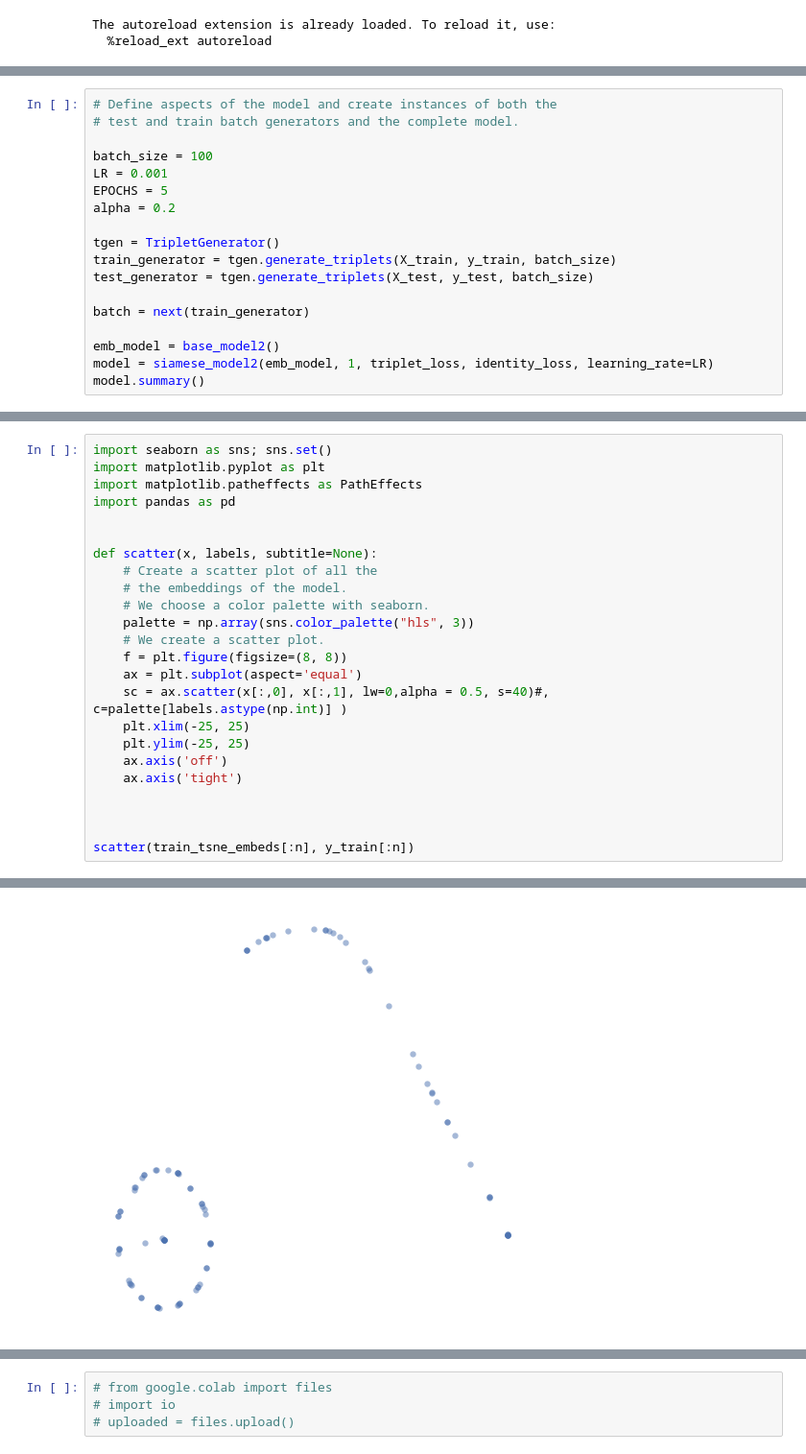
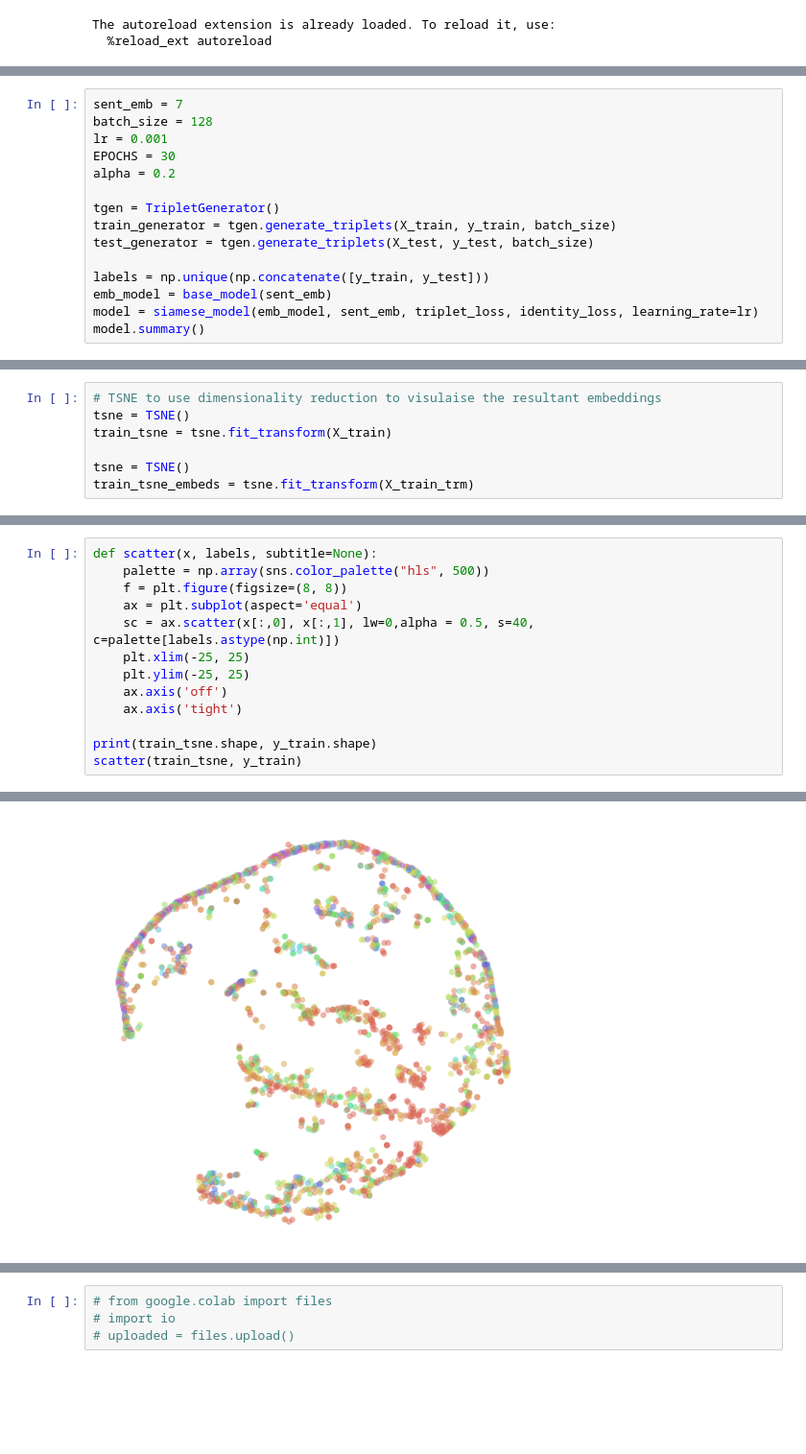
Before and after one commit to AlexKay28/MedConcNorm, a Jupyter notebook: notebooks/SiameseNets.ipynb, the cells around one changed output, grey strips where cells are left out. Shown: that part at 96% size. Cells and saved outputs as stored; diff of their text form; blank space fills up the shorter version.

```diff
--- a/notebooks/SiameseNets.ipynb
+++ b/notebooks/SiameseNets.ipynb
@@ -48,21 +37,18 @@ X_train.shape, X_test.shape, y_train.shape, y_test.shape
 # %% [output]
 ((2153, 7), (539, 7), (2153,), (539,))
 # %%
-# Define aspects of the model and create instances of both the
-# test and train batch generators and the complete model.
-
-batch_size = 100
-LR = 0.001
-EPOCHS = 5
+sent_emb = 7
+batch_size = 128
+lr = 0.001
+EPOCHS = 30
 alpha = 0.2
 
 tgen = TripletGenerator()
 train_generator = tgen.generate_triplets(X_train, y_train, batch_size)
 test_generator = tgen.generate_triplets(X_test, y_test, batch_size)
 
-batch = next(train_generator)
-
-emb_model = base_model2()
-model = siamese_model2(emb_model, 1, triplet_loss, identity_loss, learning_rate=LR)
+labels = np.unique(np.concatenate([y_train, y_test]))
+emb_model = base_model(sent_emb)
+model = siamese_model(emb_model, sent_emb, triplet_loss, identity_loss, learning_rate=lr)
 model.summary()
 # %% [output]
@@ -141,0 +116,7 @@ train_tsne_embeds = tsne.fit_transform(X_train_trm[0])
+# %%
+# TSNE to use dimensionality reduction to visulaise the resultant embeddings
+tsne = TSNE()
+train_tsne = tsne.fit_transform(X_train)
+
+tsne = TSNE()
+train_tsne_embeds = tsne.fit_transform(X_train_trm)
@@ -142,25 +127,14 @@ train_tsne_embeds = tsne.fit_transform(X_train_trm[0])
 # %%
-import seaborn as sns; sns.set()
-import matplotlib.pyplot as plt
-import matplotlib.patheffects as PathEffects
-import pandas as pd
-
-
 def scatter(x, labels, subtitle=None):
-    # Create a scatter plot of all the
-    # the embeddings of the model.
-    # We choose a color palette with seaborn.
-    palette = np.array(sns.color_palette("hls", 3))
-    # We create a scatter plot.
+    palette = np.array(sns.color_palette("hls", 500))
     f = plt.figure(figsize=(8, 8))
     ax = plt.subplot(aspect='equal')
-    sc = ax.scatter(x[:,0], x[:,1], lw=0,alpha = 0.5, s=40)#, c=palette[labels.astype(np.int)] )
+    sc = ax.scatter(x[:,0], x[:,1], lw=0,alpha = 0.5, s=40, c=palette[labels.astype(np.int)])
     plt.xlim(-25, 25)
     plt.ylim(-25, 25)
     ax.axis('off')
     ax.axis('tight')
 
-
-
-scatter(train_tsne_embeds[:n], y_train[:n])
+print(train_tsne.shape, y_train.shape)
+scatter(train_tsne, y_train)
 # %% [output]
@@ -167 +142 @@ scatter(train_tsne_embeds[:n], y_train[:n])
-[figure, old version]
+[figure, new version]
```
Also changed, not shown: parts of 20 cells of this notebook, 5 other files.
